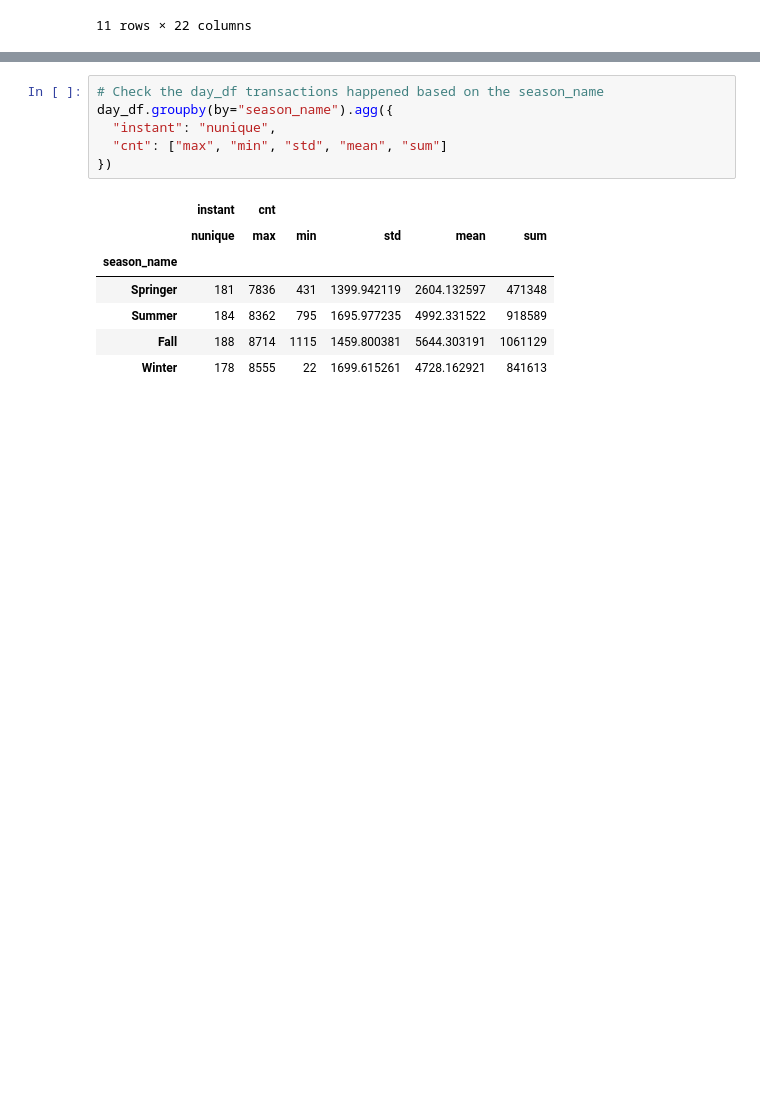
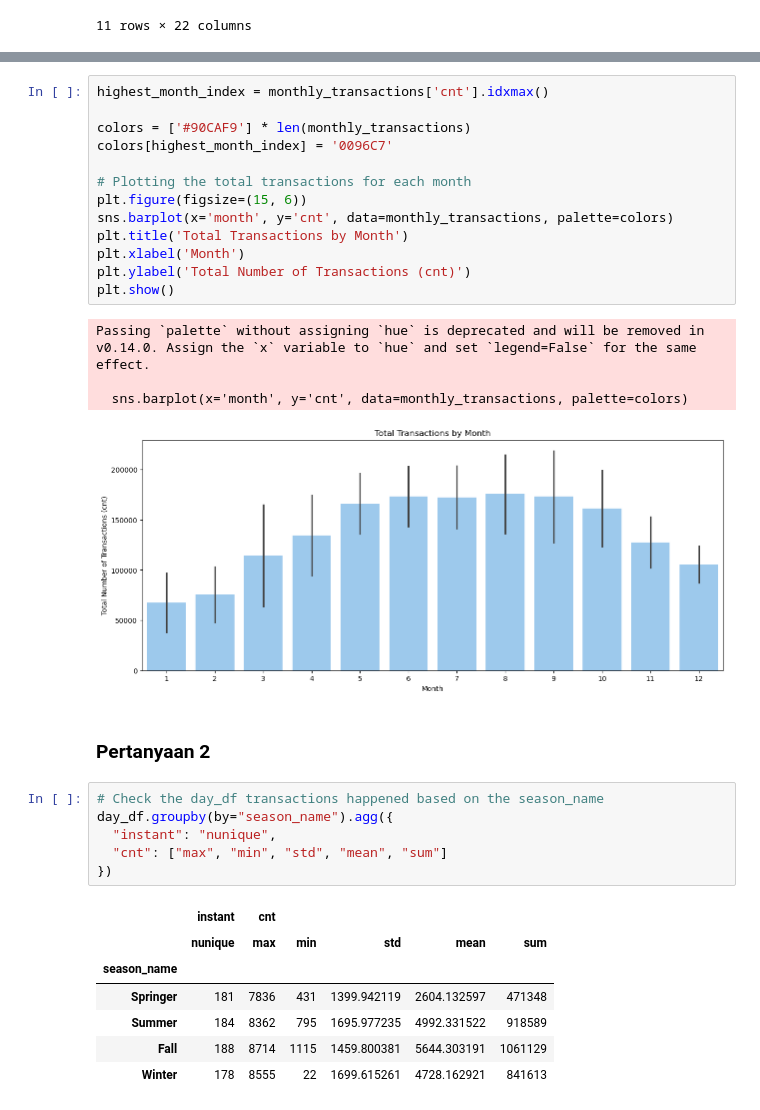
Before and after one commit to kvintan/dicoding-data-scientist-bab-4, a Jupyter notebook: Proyek_Analisis_Data.ipynb, the cells around one changed output, grey strips where cells are left out. Saved outputs shown, nothing was run; the diff lists cells and outputs as text; blank space fills up the shorter version.

```diff
--- a/Proyek_Analisis_Data.ipynb
+++ b/Proyek_Analisis_Data.ipynb
@@ -298,3 +448,23 @@ hour_df.describe(include="all")
+# %%
+highest_month_index = monthly_transactions['cnt'].idxmax()
+
+colors = ['#90CAF9'] * len(monthly_transactions)
+colors[highest_month_index] = '0096C7'
+
+# Plotting the total transactions for each month
+plt.figure(figsize=(15, 6))
+sns.barplot(x='month', y='cnt', data=monthly_transactions, palette=colors)
+plt.title('Total Transactions by Month')
+plt.xlabel('Month')
+plt.ylabel('Total Number of Transactions (cnt)')
+plt.show()
+# %% [output]
+Passing `palette` without assigning `hue` is deprecated and will be removed in v0.14.0. Assign the `x` variable to `hue` and set `legend=False` for the same effect.
+
+  sns.barplot(x='month', y='cnt', data=monthly_transactions, palette=colors)
+[figure, added]
+# %% [markdown]
+### Pertanyaan 2
 # %%
 # Check the day_df transactions happened based on the season_name
 day_df.groupby(by="season_name").agg({
```
Also changed, not shown: parts of 29 cells of this notebook, 2 other files.
